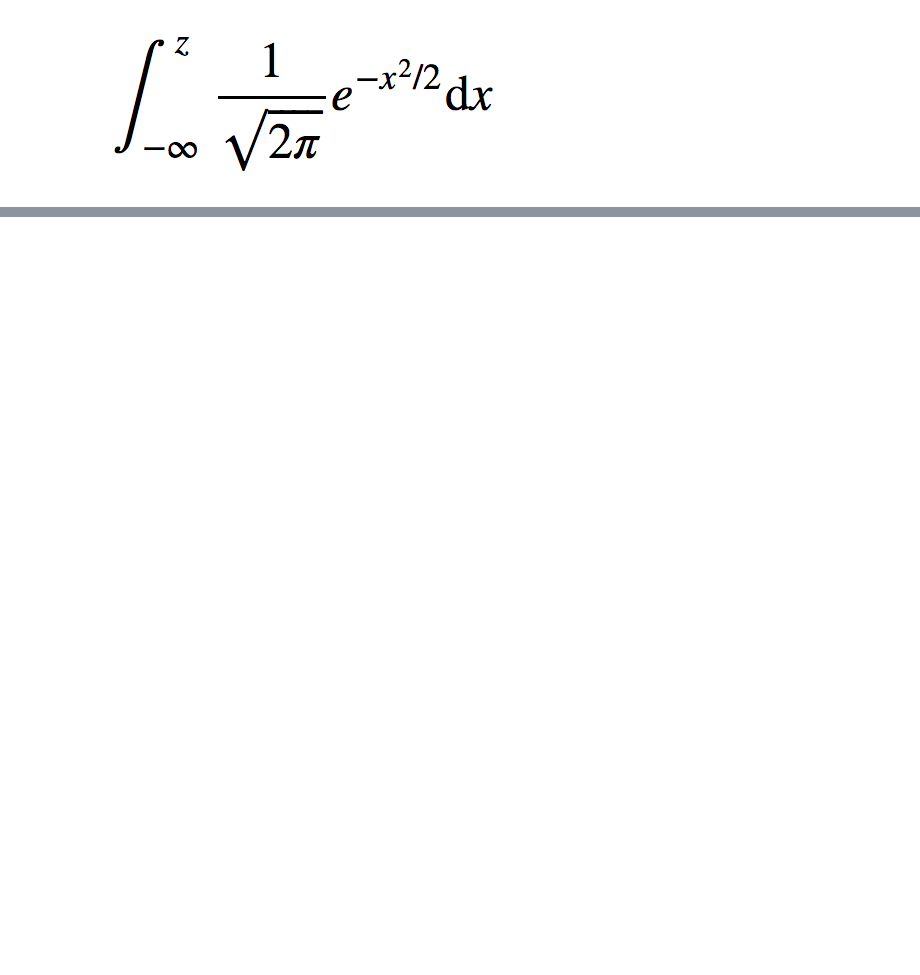
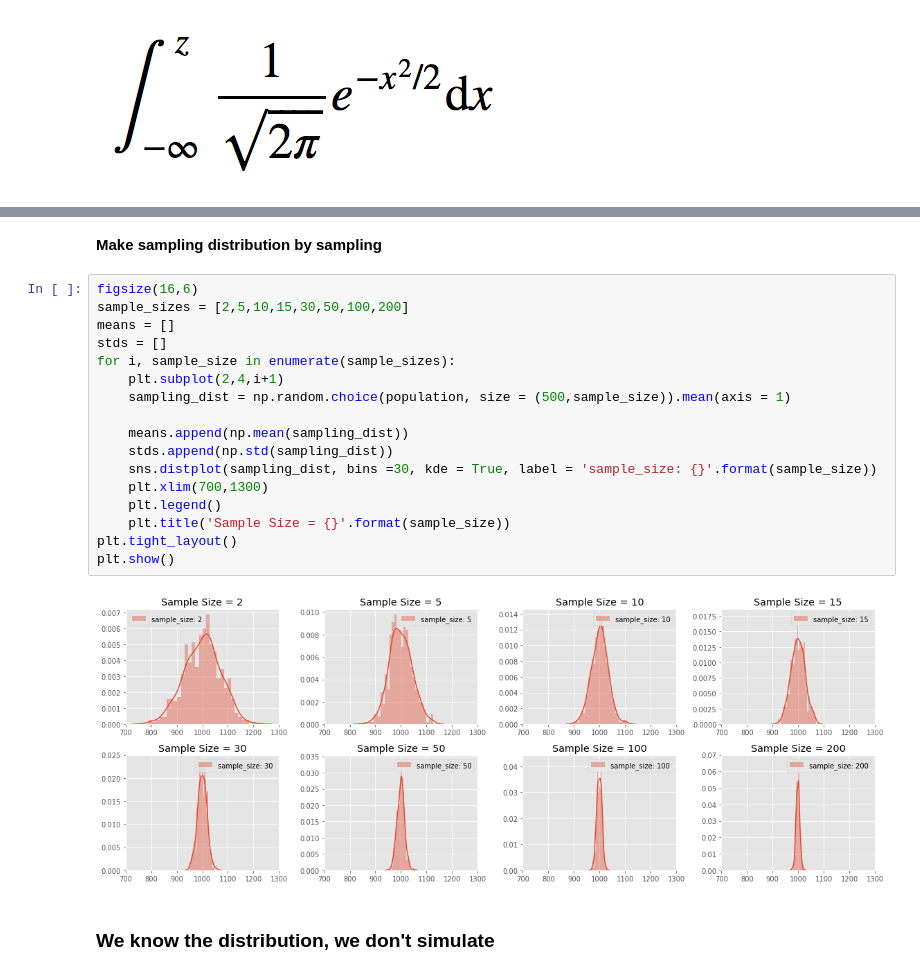
Before and after one commit to Kira1108/Bayes, a Jupyter notebook: Statistical_Test.ipynb, the cells around one changed output, grey strips where cells are left out. Saved outputs shown, nothing was run; the diff lists cells and outputs as text; blank space fills up the shorter version.

```diff
--- a/Statistical_Test.ipynb
+++ b/Statistical_Test.ipynb
@@ -185,0 +252,23 @@ b = 2
+# %% [markdown]
+**Make sampling distribution by sampling**
+# %%
+figsize(16,6)
+sample_sizes = [2,5,10,15,30,50,100,200]
+means = []
+stds = []
+for i, sample_size in enumerate(sample_sizes):
+    plt.subplot(2,4,i+1)
+    sampling_dist = np.random.choice(population, size = (500,sample_size)).mean(axis = 1)
+
+    means.append(np.mean(sampling_dist))
+    stds.append(np.std(sampling_dist))
+    sns.distplot(sampling_dist, bins =30, kde = True, label = 'sample_size: {}'.format(sample_size))
+    plt.xlim(700,1300)
+    plt.legend()
+    plt.title('Sample Size = {}'.format(sample_size))
+plt.tight_layout()
+plt.show()
+# %% [output]
+[figure, added]
+# %% [markdown]
+### We know the distribution, we don't simulate
```
Also changed, not shown: parts of 54 cells of this notebook, 3 other files.
